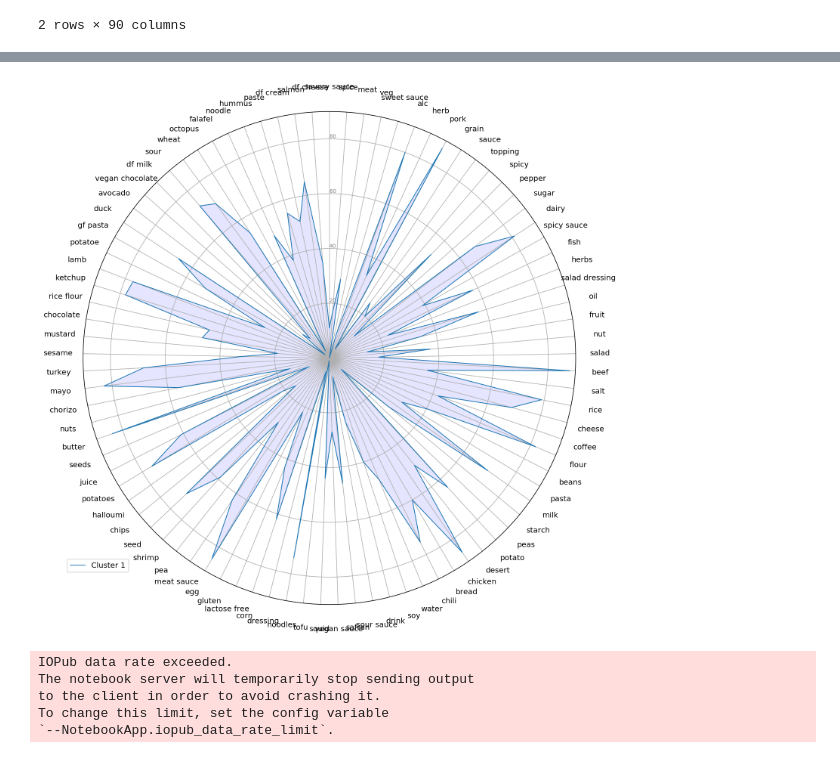
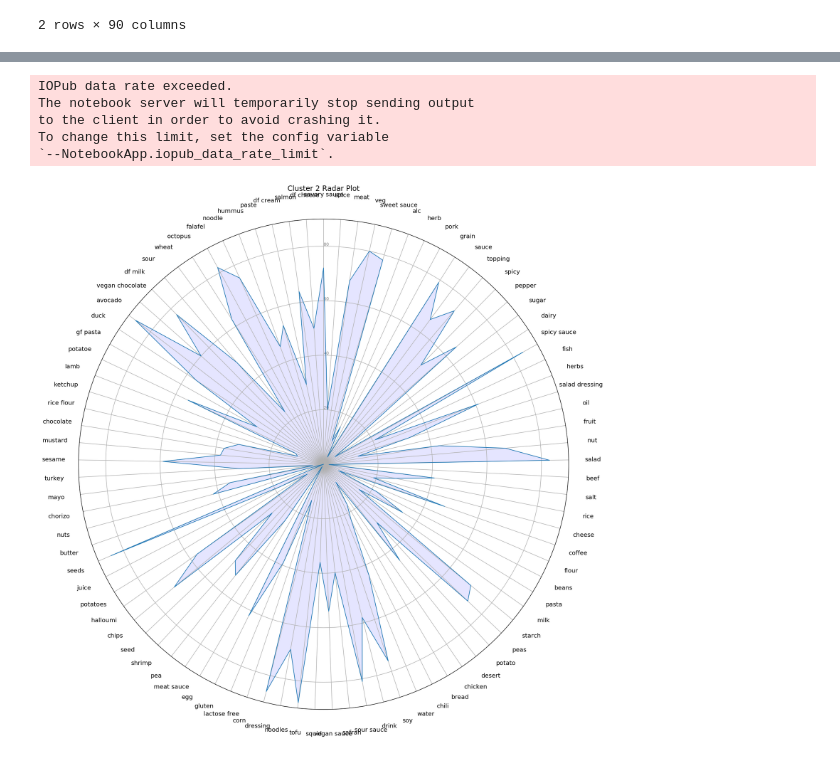
Before and after one commit to noahschumacher/smunch-user-food-analysis, a Jupyter notebook: clustering/cluster_radar.ipynb, the cells around one changed output, grey strips where cells are left out. Saved outputs shown, nothing was run; the diff lists cells and outputs as text; code cells hidden in the pictures.

```diff
--- a/clustering/cluster_radar.ipynb
+++ b/clustering/cluster_radar.ipynb
@@ -78,7 +78,7 @@ angles = [n / float(N) * 2 * pi for n in range(N)]
 angles += angles[:1]
 
 for i in range(3):
-    plt.figure(figsize=(12,12))
+    plt.figure(figsize=(15,15))
     # Initialise the spider plot
     ax = plt.subplot(111, polar=True)
 
@@ -100,10 +100,11 @@ for i in range(3):
     # Ind1
     values=radar_df.loc[i].drop('cluster').values.flatten().tolist()
     values += values[:1]
-    ax.plot(angles, values, linewidth=1, linestyle='solid', label="Cluster %d"%i)
+    ax.plot(angles, values, linewidth=1, linestyle='solid')
     ax.fill(angles, values, 'b', alpha=0.1)
 
     # Add legend
+    plt.title("Cluster %d Radar Plot"%i)
     plt.legend(loc='upper right', bbox_to_anchor=(0.1, 0.1))
     plt.show()
 # %% [output]
@@ -111,6 +112,6 @@ for i in range(3):
+IOPub data rate exceeded.
+The notebook server will temporarily stop sending output
+to the client in order to avoid crashing it.
+To change this limit, set the config variable
+`--NotebookApp.iopub_data_rate_limit`.
-[figure, old version]
+[figure, new version]
-IOPub data rate exceeded.
-The notebook server will temporarily stop sending output
-to the client in order to avoid crashing it.
-To change this limit, set the config variable
-`--NotebookApp.iopub_data_rate_limit`.
```
Also changed, not shown: parts of 1 cell of this notebook.
